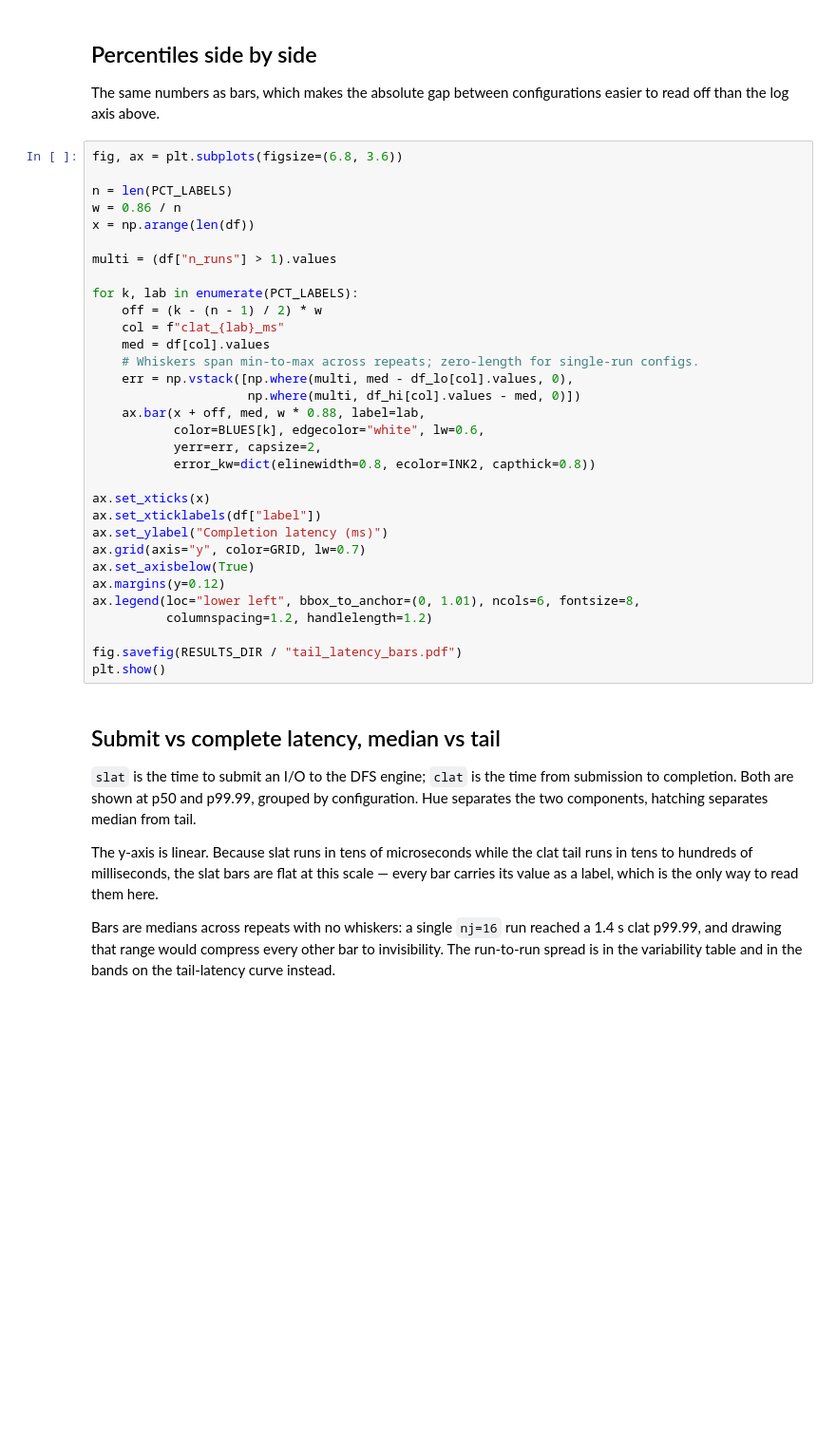
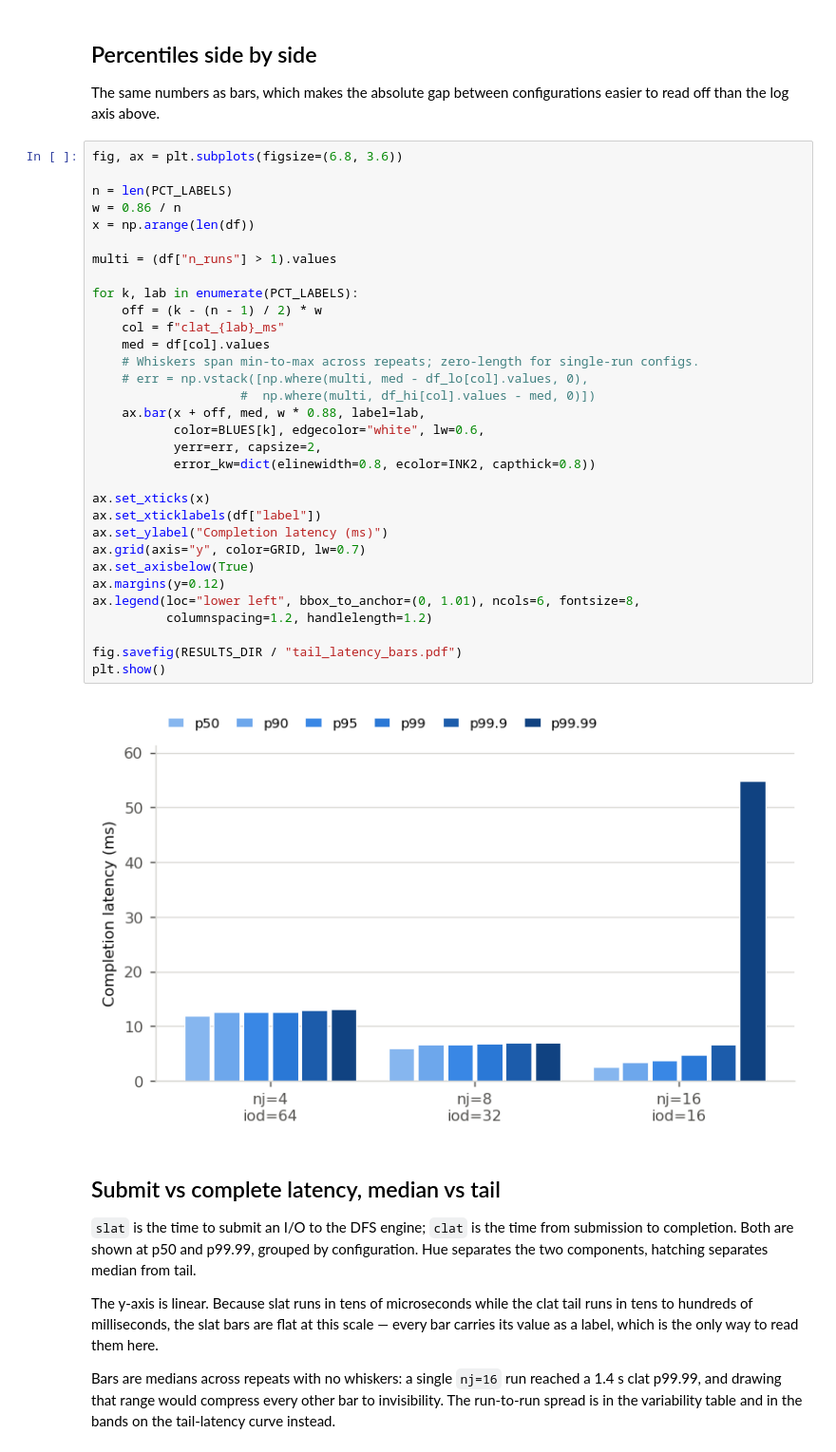
Before and after one commit to cissieAB/pdsw26_daos-bench, a Jupyter notebook: results/aurora/fio-dfs-256io-sweep-controlled-1file/fio_dfs_256io_controlled_1file.ipynb, the cells around one changed output. Shown at 95% size. Cells and saved outputs as stored; diff of their text form; blank space fills up the shorter version.

```diff
--- a/results/aurora/fio-dfs-256io-sweep-controlled-1file/fio_dfs_256io_controlled_1file.ipynb
+++ b/results/aurora/fio-dfs-256io-sweep-controlled-1file/fio_dfs_256io_controlled_1file.ipynb
@@ -250,35 +277,37 @@ easier to read off than the log axis above.
 # %%
 fig, ax = plt.subplots(figsize=(6.8, 3.6))
 
 n = len(PCT_LABELS)
 w = 0.86 / n
 x = np.arange(len(df))
 
 multi = (df["n_runs"] > 1).values
 
 for k, lab in enumerate(PCT_LABELS):
     off = (k - (n - 1) / 2) * w
     col = f"clat_{lab}_ms"
     med = df[col].values
     # Whiskers span min-to-max across repeats; zero-length for single-run configs.
-    err = np.vstack([np.where(multi, med - df_lo[col].values, 0),
-                     np.where(multi, df_hi[col].values - med, 0)])
+    # err = np.vstack([np.where(multi, med - df_lo[col].values, 0),
+                    #  np.where(multi, df_hi[col].values - med, 0)])
     ax.bar(x + off, med, w * 0.88, label=lab,
            color=BLUES[k], edgecolor="white", lw=0.6,
            yerr=err, capsize=2,
            error_kw=dict(elinewidth=0.8, ecolor=INK2, capthick=0.8))
 
 ax.set_xticks(x)
 ax.set_xticklabels(df["label"])
 ax.set_ylabel("Completion latency (ms)")
 ax.grid(axis="y", color=GRID, lw=0.7)
 ax.set_axisbelow(True)
 ax.margins(y=0.12)
 ax.legend(loc="lower left", bbox_to_anchor=(0, 1.01), ncols=6, fontsize=8,
           columnspacing=1.2, handlelength=1.2)
 
 fig.savefig(RESULTS_DIR / "tail_latency_bars.pdf")
 plt.show()
+# %% [output]
+[figure, added]
 # %% [markdown]
 ## Submit vs complete latency, median vs tail
 
```
Also changed, not shown: parts of 7 cells of this notebook.
